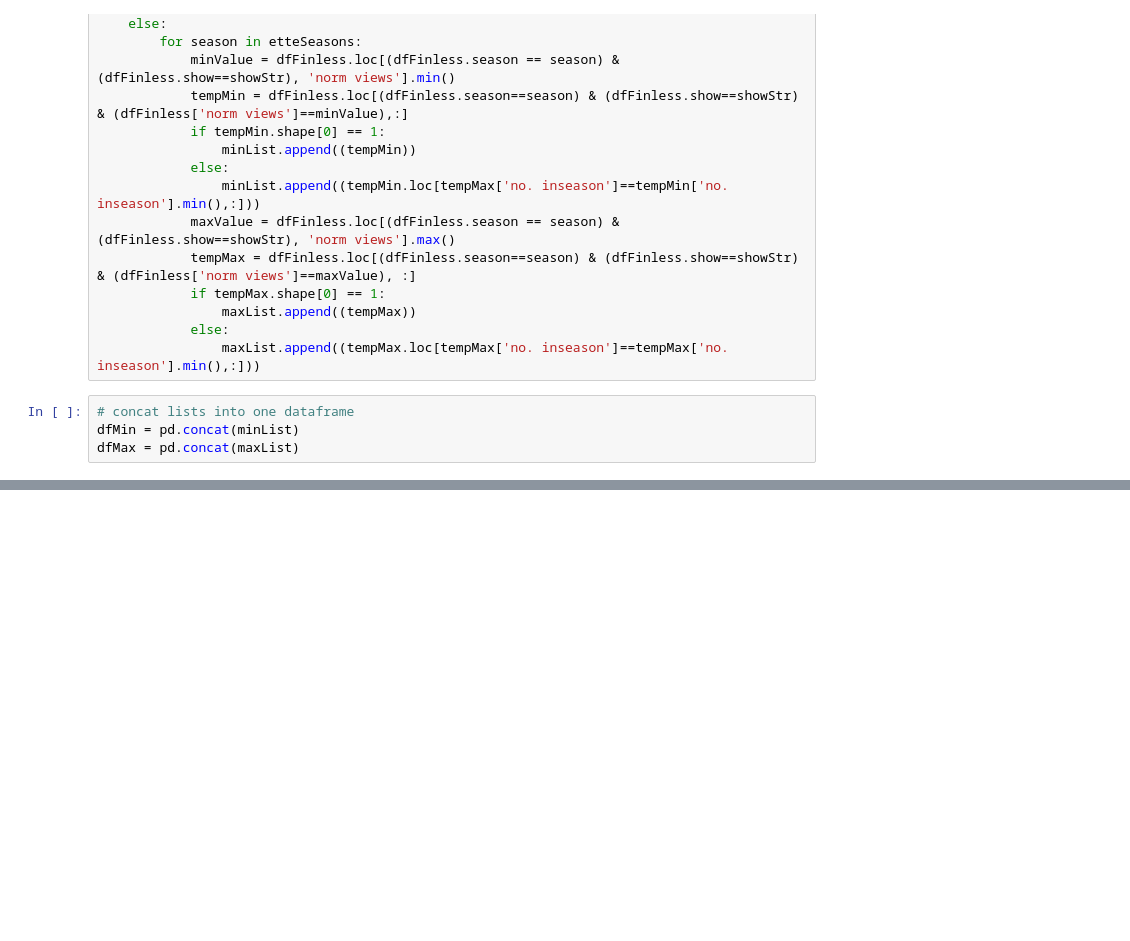
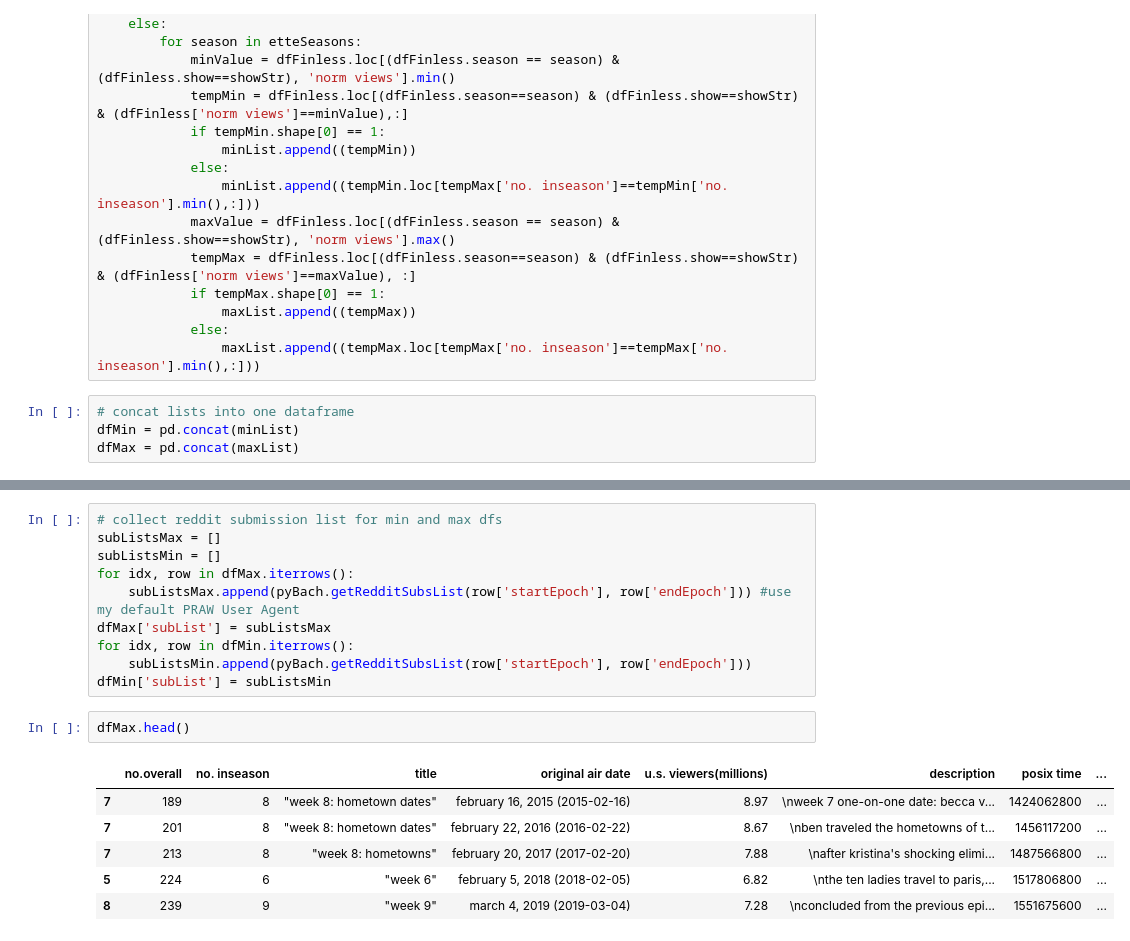
Before and after one commit to jlaw8504/alphaPRAW, a Jupyter notebook: Bachelor Analysis.ipynb, the cells around one changed output, grey strips where cells are left out. Cells and saved outputs as stored; diff of their text form; blank space fills up the shorter version.

```diff
--- a/Bachelor Analysis.ipynb
+++ b/Bachelor Analysis.ipynb
@@ -165,3 +177,22 @@ dfMin
 | 1 | 127 | 2 | "week 2: espn's bachelornation" | may 30, 2016 (2016-05-30) | 5.94 | \nfor the first group date ten me... | 1464580800 | ... |
 | 5 | 143 | 6 | "week 5: part 2" | june 27, 2017 (2017-06-27) | 4.51 | \nas the two-on-one date continue... | 1498536000 | ... |
 | 5 | 154 | 6 | "week 6" | july 2, 2018 (2018-07-02) | 5.30 | \nthe nine guys traveled to richm... | 1530504000 | ... |
+# %%
+# collect reddit submission list for min and max dfs
+subListsMax = []
+subListsMin = []
+for idx, row in dfMax.iterrows():
+    subListsMax.append(pyBach.getRedditSubsList(row['startEpoch'], row['endEpoch'])) #use my default PRAW User Agent
+dfMax['subList'] = subListsMax
+for idx, row in dfMin.iterrows():
+    subListsMin.append(pyBach.getRedditSubsList(row['startEpoch'], row['endEpoch']))
+dfMin['subList'] = subListsMin
+# %%
+dfMax.head()
+# %% [output]
+|  | no.overall | no. inseason | title | original air date | u.s. viewers(millions) | description | posix time | ... |
+| 7 | 189 | 8 | "week 8: hometown dates" | february 16, 2015 (2015-02-16) | 8.97 | \nweek 7 one-on-one date: becca v... | 1424062800 | ... |
+| 7 | 201 | 8 | "week 8: hometown dates" | february 22, 2016 (2016-02-22) | 8.67 | \nben traveled the hometowns of t... | 1456117200 | ... |
+| 7 | 213 | 8 | "week 8: hometowns" | february 20, 2017 (2017-02-20) | 7.88 | \nafter kristina's shocking elimi... | 1487566800 | ... |
+| 5 | 224 | 6 | "week 6" | february 5, 2018 (2018-02-05) | 6.82 | \nthe ten ladies travel to paris,... | 1517806800 | ... |
+| 8 | 239 | 9 | "week 9" | march 4, 2019 (2019-03-04) | 7.28 | \nconcluded from the previous epi... | 1551675600 | ... |
```
Also changed, not shown: parts of 8 cells of this notebook, 2 other files.
